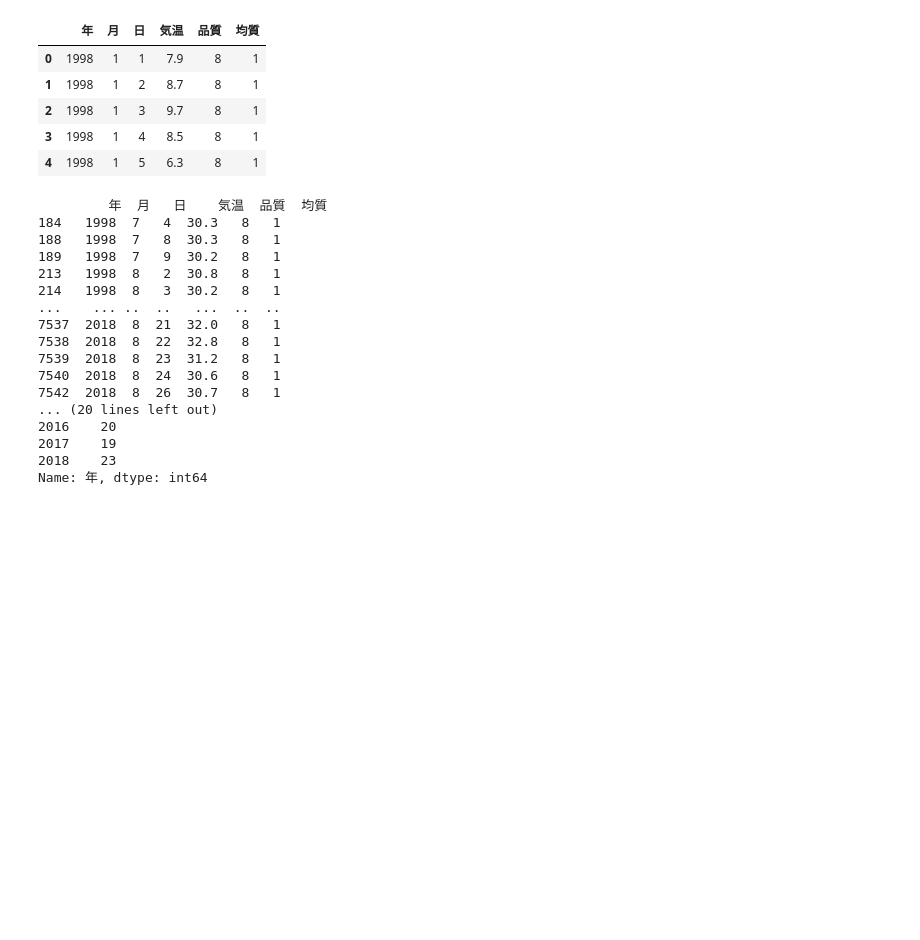
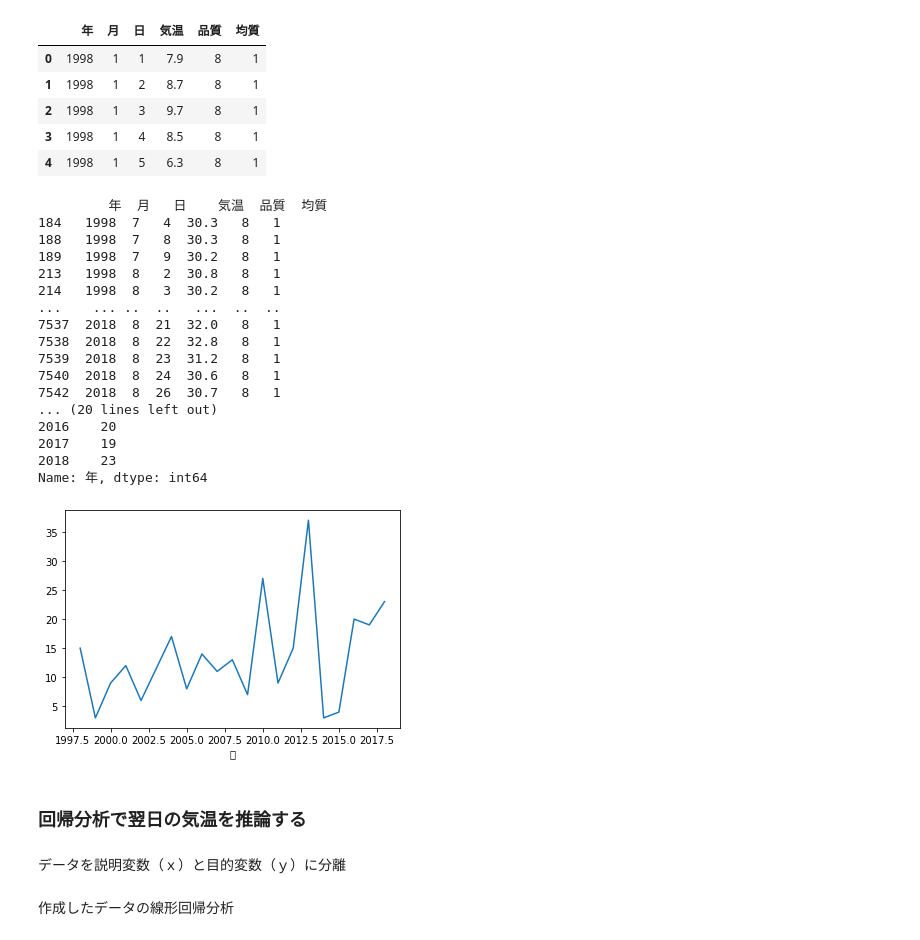
Before and after one commit to aso1901102/AI_tech2020, a Jupyter notebook: 2020AI0204_Weather.ipynb, the cells around one changed output. Saved outputs shown, nothing was run; the diff lists cells and outputs as text; code cells hidden in the pictures; blank space fills up the shorter version.

```diff
--- a/2020AI0204_Weather.ipynb
+++ b/2020AI0204_Weather.ipynb
@@ -107,29 +107,39 @@ df.head()
 # %%
 # 「気温列の値が30より大きい」という条件でフィルタリング
 # 条件式を変数化(atui_bool)
 atui_bool = (df["気温"] > 30)
 # 作成した条件でデータをフィルタリング
 atui = df[atui_bool]
 print(atui)
 
 #　年列の値でグループ化してカウントを表示（例：1990年は3日）
 cnt = atui.groupby(["年"])["年"].count()
 print(cnt)
+
+# cntをグラフ化
+cnt.plot()
+plt.savefig("tenki-over30.png")
+plt.show()
 # %% [output]
          年  月   日    気温  品質  均質
 184   1998  7   4  30.3   8   1
 188   1998  7   8  30.3   8   1
 189   1998  7   9  30.2   8   1
 213   1998  8   2  30.8   8   1
 214   1998  8   3  30.2   8   1
 ...    ... ..  ..   ...  ..  ..
 7537  2018  8  21  32.0   8   1
 7538  2018  8  22  32.8   8   1
 7539  2018  8  23  31.2   8   1
 7540  2018  8  24  30.6   8   1
 7542  2018  8  26  30.7   8   1
 ... (20 lines left out)
 2016    20
 2017    19
 2018    23
 Name: 年, dtype: int64
+[figure, added]
+# %% [markdown]
+### 回帰分析で翌日の気温を推論する
+# %% [markdown]
+データを説明変数（ｘ）と目的変数（ｙ）に分離
@@ -135,0 +188,2 @@ Name: 年, dtype: int64
+# %% [markdown]
+作成したデータの線形回帰分析
```
Also changed, not shown: parts of 4 cells of this notebook.
